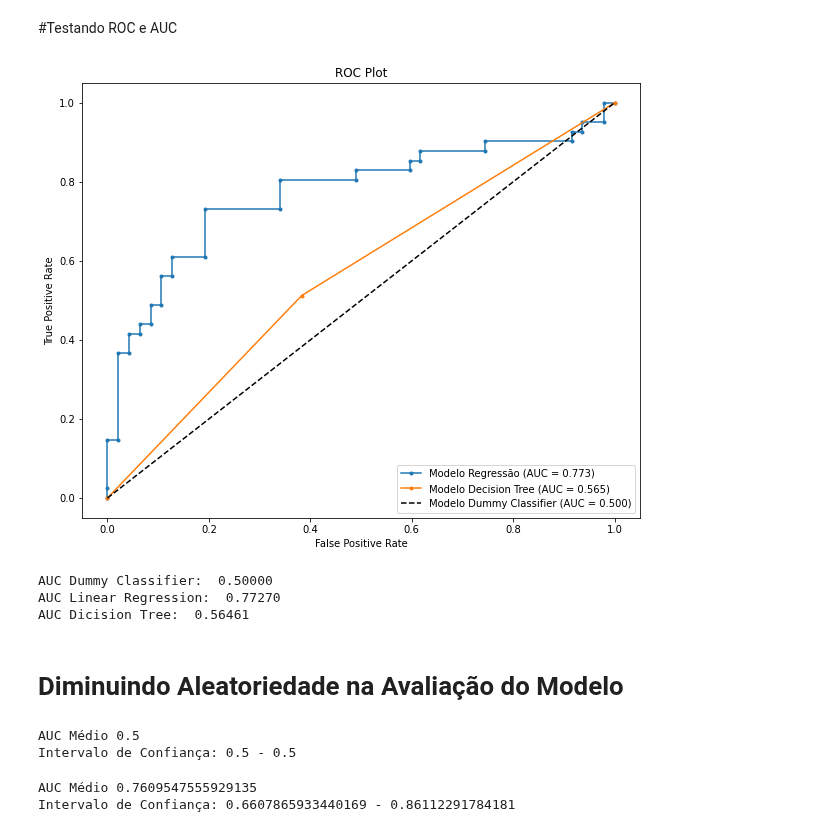
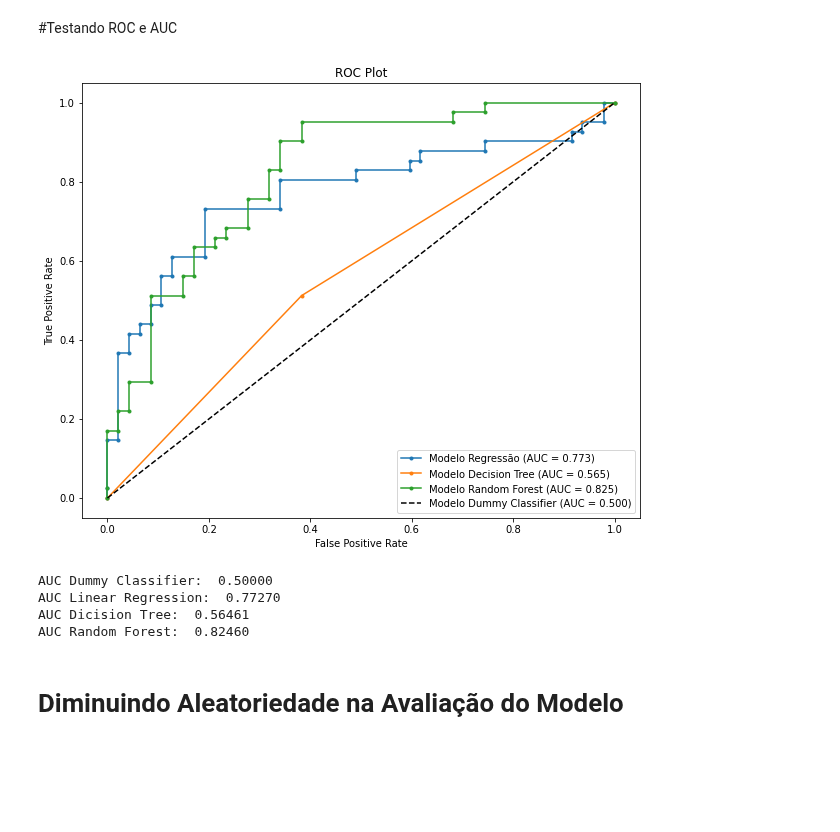
Before and after one commit to arturcgs/bootcamp-data-science-aplicada3, a Jupyter notebook: Aulas/Módulo_5.ipynb, the cells around one changed output. Saved outputs shown, nothing was run; the diff lists cells and outputs as text; code cells hidden in the pictures; blank space fills up the shorter version.

```diff
--- a/Aulas/Módulo_5.ipynb
+++ b/Aulas/Módulo_5.ipynb
@@ -154,3 +157,11 @@ predicao_arvore = modelo_arvore.predict(x_test)
 accuracy_score(y_test, predicao_arvore)
 # %% [output]
 0.5681818181818182
+# %%
+#ROC E AUC Random Forest
+
+modelo_rf = RandomForestClassifier(max_depth = 5)
+modelo_rf.fit(x_train, y_train)
+
+predicao_rf = modelo_rf.predict(x_test)
+accuracy_score(y_test, predicao_rf)
@@ -232,6 +245,15 @@ proba_arvore = proba_arvore[:, 1]
 auc_arvore = roc_auc_score(y_test, proba_arvore)
 
 fpr_arvore, tpr_arvore, thresholds_arvore = roc_curve(y_test, proba_arvore)
+# %%
+#ROC E AUC Decision Tree
+
+proba_rf = modelo_rf.predict_proba(x_test)
+proba_rf = proba_rf[:, 1]
+
+auc_rf = roc_auc_score(y_test, proba_rf)
+
+fpr_rf, tpr_rf, thresholds_rf = roc_curve(y_test, proba_rf)
 # %%
 #Random Classifier
 
@@ -241,30 +263,33 @@ r_auc = roc_auc_score(y_test, r_proba)
 # %%
 #FigSize
 plt.figure(figsize=(10, 8))
 
 #Plot
 
 plt.plot(fpr_regressao, tpr_regressao, '.-', label = 'Modelo Regressão (AUC = %0.3f)' % auc_regressao)
 plt.plot(fpr_arvore, tpr_arvore, '.-', label = 'Modelo Decision Tree (AUC = %0.3f)' % auc_arvore)
+plt.plot(fpr_rf, tpr_rf, '.-', label = 'Modelo Random Forest (AUC = %0.3f)' % auc_rf)
 plt.plot(fpr_dummy, tpr_dummy, '--k', label = 'Modelo Dummy Classifier (AUC = %0.3f)' % auc_dummy)
 
 #Title
 plt.title('ROC Plot')
 #Axis labels
 plt.xlabel('False Positive Rate')
 plt.ylabel('True Positive Rate')
 #Show legend
 plt.legend(loc=4)
 #Show plot
 plt.show()
 # %% [output]
-[figure, old version]
+[figure, new version]
 # %%
-print(f'AUC Dummy Classifier: {auc_dummy: 0.5f}\nAUC Linear Regression: {auc_regressao: 0.5f}\nAUC Dicision Tree: {auc_arvore: 0.5f}')
+print(f'AUC Dummy Classifier: {auc_dummy: 0.5f}\nAUC Linear Regression: {auc_regressao: 0.5f}\nAUC Dicision Tree: {auc_arvore: 0.5f}'
+      f'\nAUC Random Forest: {auc_rf: 0.5f}')
 # %% [output]
 AUC Dummy Classifier:  0.50000
 AUC Linear Regression:  0.77270
 AUC Dicision Tree:  0.56461
+AUC Random Forest:  0.82460
 # %% [markdown]
 # Diminuindo Aleatoriedade na Avaliação do Modelo
 # %%
@@ -285,10 +310,0 @@ def roda_modelo_cv(modelo, dados, n_splits, n_repeats):
-# %%
-roda_modelo_cv(modelo_dummy, dados_limpos, 5, 10)
-# %% [output]
-AUC Médio 0.5
-Intervalo de Confiança: 0.5 - 0.5
-# %%
-roda_modelo_cv(modelo_regressao, dados_limpos, 5, 10)
-# %% [output]
-AUC Médio 0.7609547555929135
-Intervalo de Confiança: 0.6607865933440169 - 0.86112291784181
```
Also changed, not shown: parts of 13 cells of this notebook.
